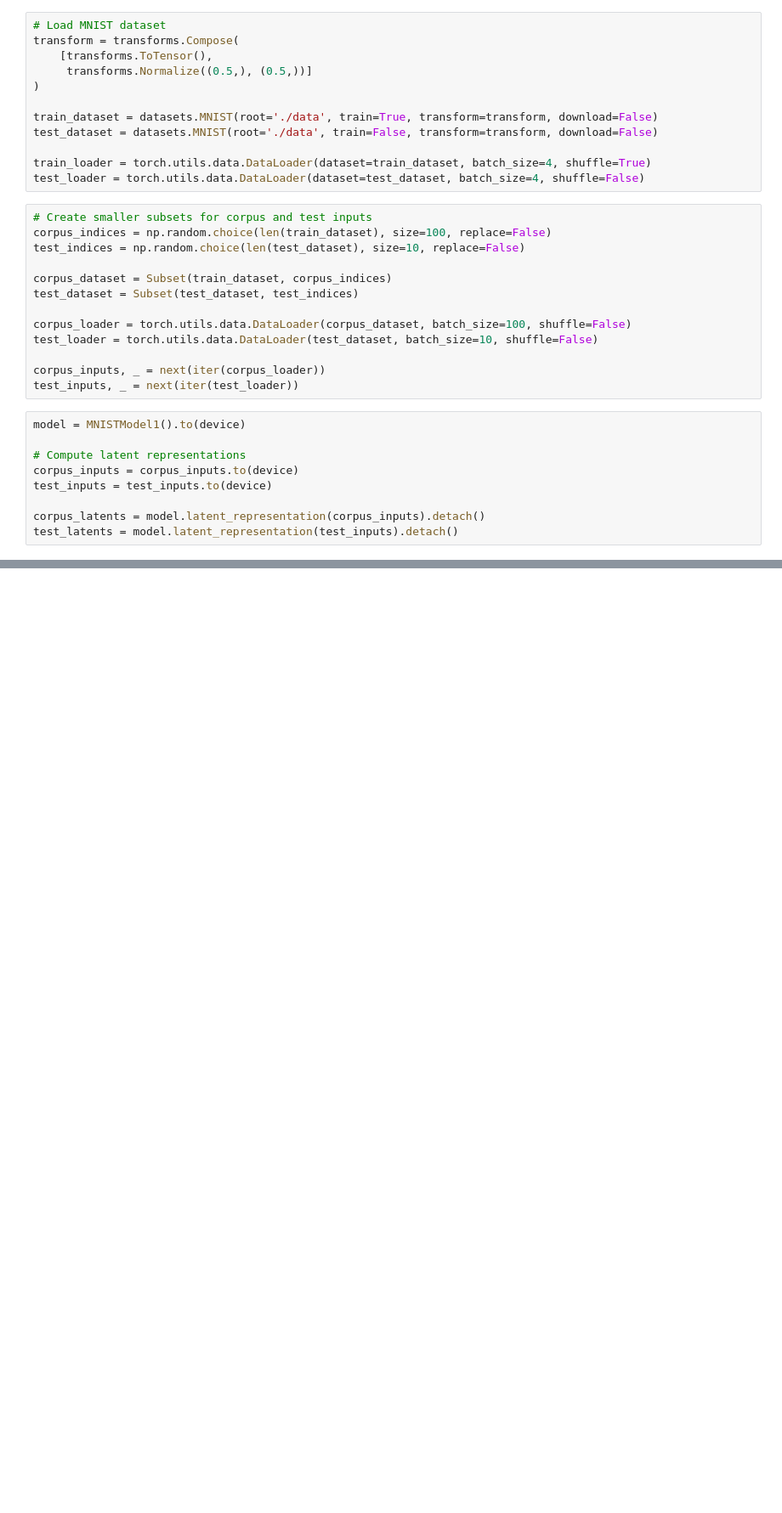
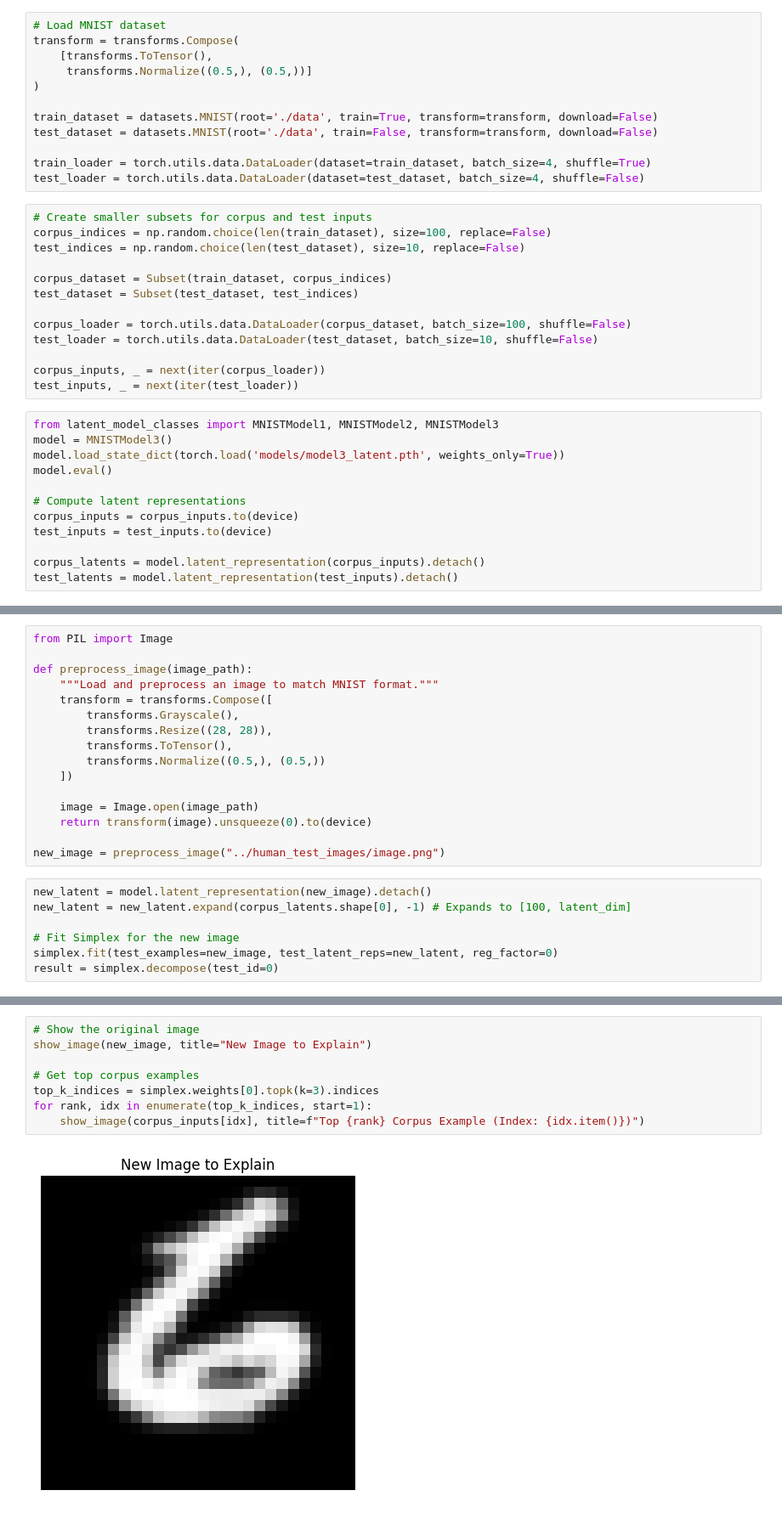
Before and after one commit to devsai9/learning-flask, a Jupyter notebook: flask-with-pt/ai_model_simplex.ipynb, the cells around one changed output, grey strips where cells are left out. Shown at 85% size. Cells and saved outputs as stored; diff of their text form; blank space fills up the shorter version.

Commit message:
Add Simplex to the Flask site and allow the user to see their top 3 corpus examples

```diff
--- a/flask-with-pt/ai_model_simplex.ipynb
+++ b/flask-with-pt/ai_model_simplex.ipynb
@@ -63,7 +44,10 @@ test_loader = torch.utils.data.DataLoader(test_dataset, batch_size=10, shuffle=F
 corpus_inputs, _ = next(iter(corpus_loader))
 test_inputs, _ = next(iter(test_loader))
 # %%
-model = MNISTModel1().to(device)
+from latent_model_classes import MNISTModel1, MNISTModel2, MNISTModel3
+model = MNISTModel3()
+model.load_state_dict(torch.load('models/model3_latent.pth', weights_only=True))
+model.eval()
 
 # Compute latent representations
 corpus_inputs = corpus_inputs.to(device)
@@ -118,0 +98,23 @@ for rank, idx in enumerate(top_k_indices, start=1):
+# %%
+from PIL import Image
+
+def preprocess_image(image_path):
+    """Load and preprocess an image to match MNIST format."""
+    transform = transforms.Compose([
+        transforms.Grayscale(),
+        transforms.Resize((28, 28)),
+        transforms.ToTensor(),
+        transforms.Normalize((0.5,), (0.5,))
+    ])
+
+    image = Image.open(image_path)
+    return transform(image).unsqueeze(0).to(device)
+
+new_image = preprocess_image("../human_test_images/image.png")
+# %%
+new_latent = model.latent_representation(new_image).detach()
+new_latent = new_latent.expand(corpus_latents.shape[0], -1) # Expands to [100, latent_dim]
+
+# Fit Simplex for the new image
+simplex.fit(test_examples=new_image, test_latent_reps=new_latent, reg_factor=0)
+result = simplex.decompose(test_id=0)
@@ -118,0 +127,10 @@ for rank, idx in enumerate(top_k_indices, start=1):
+# %%
+# Show the original image
+show_image(new_image, title="New Image to Explain")
+
+# Get top corpus examples
+top_k_indices = simplex.weights[0].topk(k=3).indices
+for rank, idx in enumerate(top_k_indices, start=1):
+    show_image(corpus_inputs[idx], title=f"Top {rank} Corpus Example (Index: {idx.item()})")
+# %% [output]
+[figure, added]
```
Also changed, not shown: parts of 6 cells of this notebook, 21 other files.
